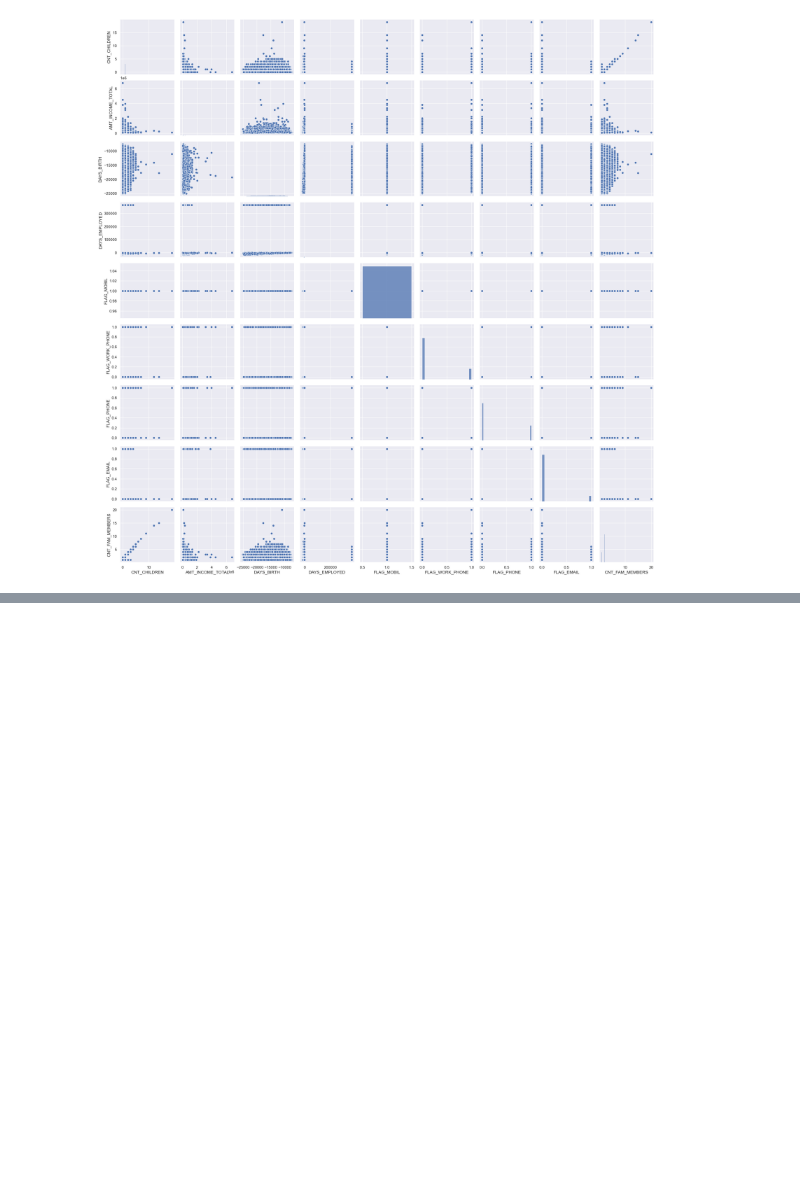
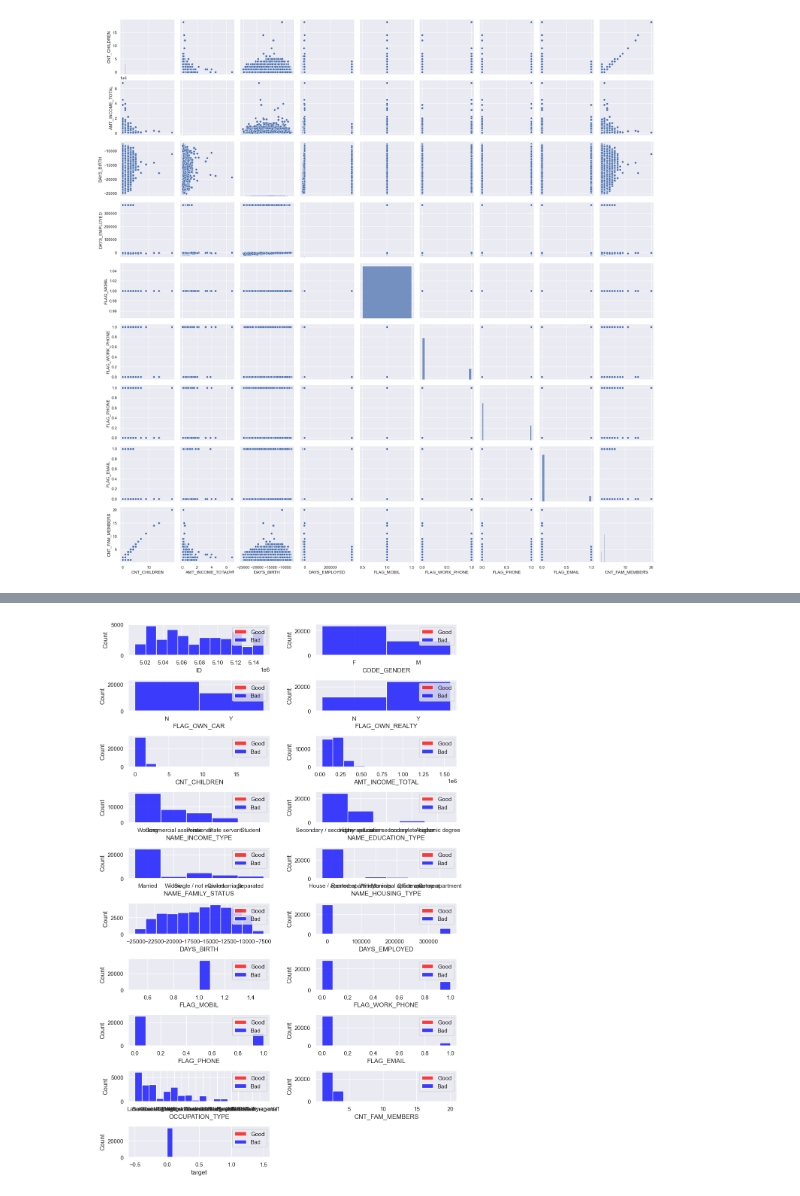
Before and after one commit to Sumanaruban/credit-card-approval-prediction, a Jupyter notebook: credit-card-approval-prediction-sumani.ipynb, the cells around one changed output, grey strips where cells are left out. Saved outputs shown, nothing was run; the diff lists cells and outputs as text; code cells hidden in the pictures; blank space fills up the shorter version.

Commit message:
add EDA for application record

```diff
--- a/credit-card-approval-prediction-sumani.ipynb
+++ b/credit-card-approval-prediction-sumani.ipynb
@@ -376,0 +386,2 @@ Name: target, dtype: int64
+# %%
+application_full_df = pd.merge(application_df,target_df,how='inner',on='ID')
@@ -376,0 +402,19 @@ Name: target, dtype: int64
+# %%
+df = application_full_df
+import math
+bins = 12
+plt.figure(figsize=(10,15))
+features_mean = list(df.columns)
+rows = math.ceil(len(features_mean)/2)
+for i, feature in enumerate(features_mean):
+    plt.subplot(rows, 2, i+1)
+
+    sns.histplot(df[df['target']== 1][feature], bins=bins, color='red', label='Good');
+    sns.histplot(df[df['target']== 0][feature], bins=bins, color='blue', label='Bad');
+
+    plt.legend(loc='upper right')
+
+plt.tight_layout()
+plt.show()
+# %% [output]
+[figure, added]
```
Also changed, not shown: parts of 16 cells of this notebook.
